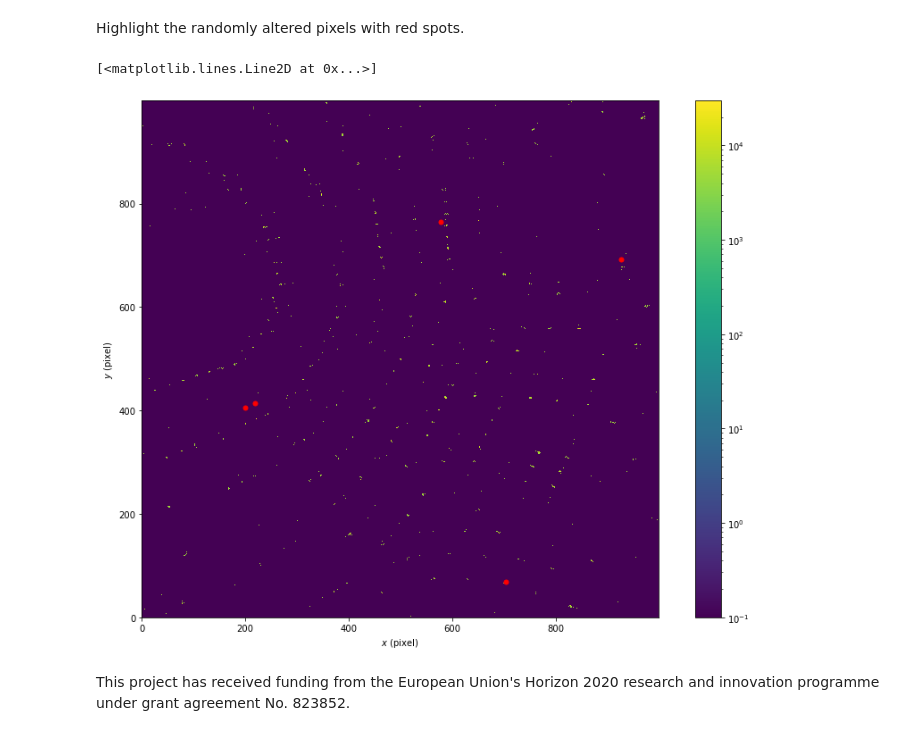
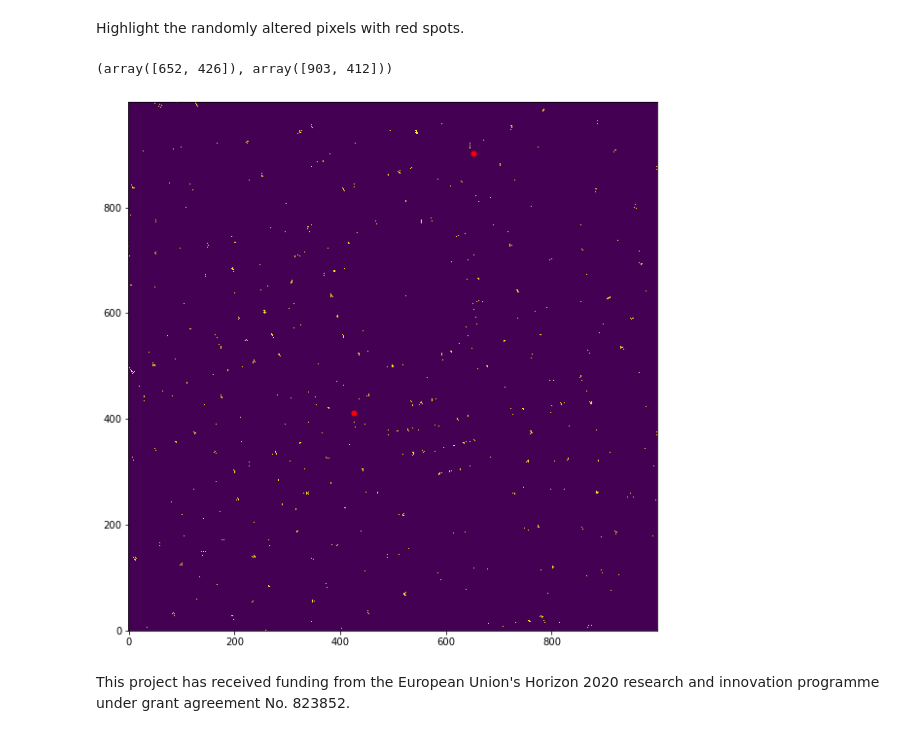
Before and after one commit to JunCEEE/crystalProject, a Jupyter notebook: src/controller/panoscDEMO/PaNOSC_DEMO-2_Monolithic-Noise.ipynb, the cells around one changed output. Drawn from its saved outputs; the diff is of its cells as text; code cells hidden in the pictures.

```diff
--- a/src/controller/panoscDEMO/PaNOSC_DEMO-2_Monolithic-Noise.ipynb
+++ b/src/controller/panoscDEMO/PaNOSC_DEMO-2_Monolithic-Noise.ipynb
@@ -45,10 +23,10 @@ plt.gcf().set_size_inches(12, 10)
 We'll pick a small number of random pixels in each frame and set them to a large positive value,
 to see how a faulty detector could affect the results.
 # %%
-rand_size = 5
+rand_size = 2
 
-with h5py.File(data_path+'.h5', 'r') as f:
-    with h5py.File('noise.h5', 'w') as of:
+with h5py.File(input_file, 'r') as f:
+    with h5py.File(output_file, 'w') as of:
         f.copy('params', of)
         for i in f['data']:
             frame = f['data'][i]['data'][...]
@@ -67,16 +45,16 @@ with h5py.File(data_path+'.h5', 'r') as f:
             grp.create_dataset("data", data=frame)
 # %% [markdown]
 Highlight the randomly altered pixels with red spots.
-# %%
-analyzer = DiffractionAnalysis(
-    input_path=data_path, pattern_indices=1, poissonize=True
-)
-analyzer.plotPattern(logscale=True)
-fig = plt.gcf()
-fig.set_size_inches(12, 10)
-fig.axes[0].plot(ran_x, ran_y, 'ro', markersize=5)
-# %% [output]
-[<matplotlib.lines.Line2D at 0x...>]
-[figure, removed]
+# %%
+ran_x, ran_y
+# %% [output]
+(array([652, 426]), array([903, 412]))
+# %%
+fig, ax = plt.subplots(figsize=(12, 10))
+
+ax.imshow(frame, vmin=0, vmax=5000, origin='lower')
+ax.plot(ran_x, ran_y, 'ro', markersize=5);
+# %% [output]
+[figure, added]
 # %% [markdown]
 This project has received funding from the European Union's Horizon 2020 research and innovation programme under grant agreement No. 823852.
```
Also changed, not shown: parts of 14 cells of this notebook, 4 other files.
